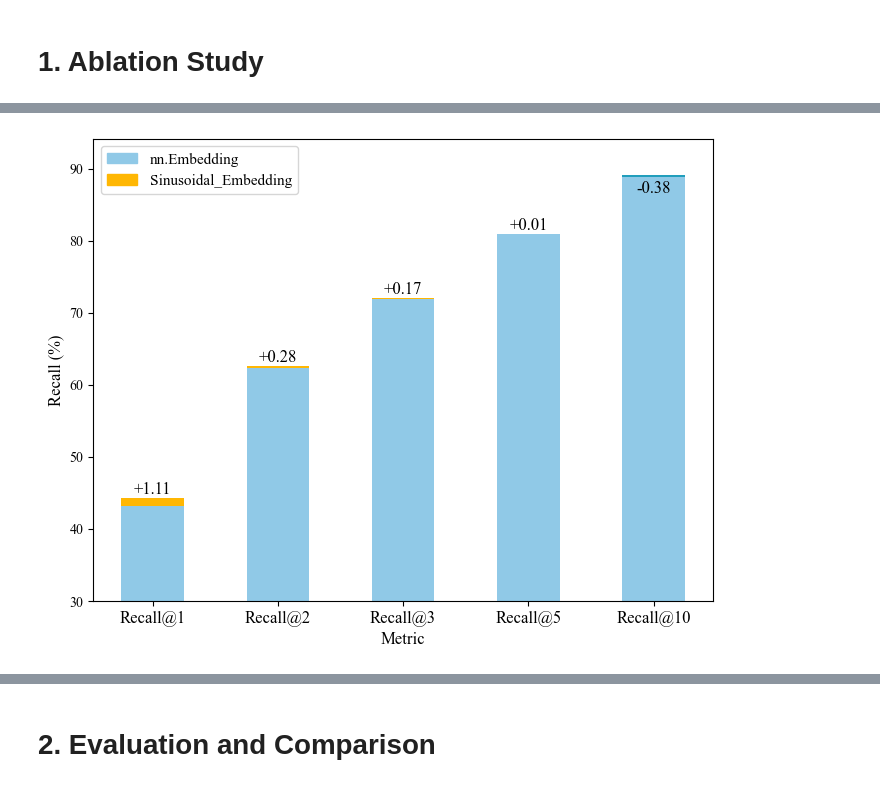
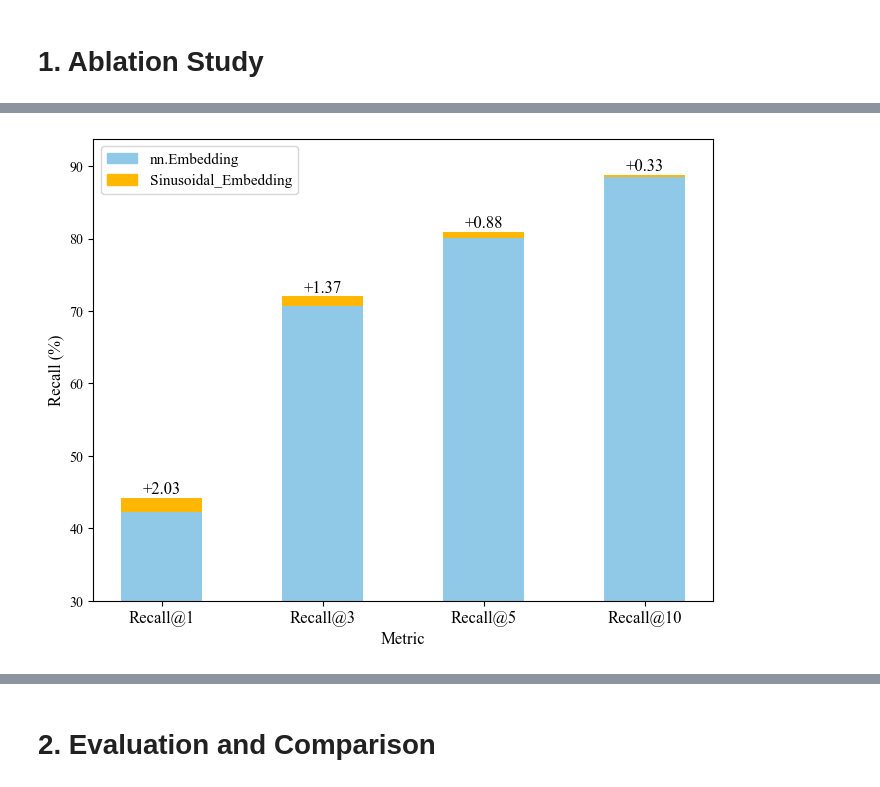
Before and after one commit to crxcsu/CSU-EI, a Jupyter notebook: analyzer/Interacting_with_CSUEI.ipynb, the cells around one changed output, grey strips where cells are left out. Cells and saved outputs as stored; diff of their text form; code cells hidden in the pictures.

```diff
--- a/analyzer/Interacting_with_CSUEI.ipynb
+++ b/analyzer/Interacting_with_CSUEI.ipynb
@@ -166,38 +61,0 @@ plt.show()
-# %%
-# 1. Fetch & Prepare Data
-# vals shape: (2 models, n metrics)
-vals = np.array([get_topk_acc(p, k_list, mode='dev')[0] for p in ablation_study_paths[2:4]])
-base_model_acc = vals[0]
-comp_model_acc = vals[1]
-gains = comp_model_acc - base_model_acc
-
-# 2. Plotting
-plt.figure(figsize=(8, 6))
-
-# Plot Baseline Bars (The reference model)
-plt.bar(k_list, base_model_acc, width=0.5, label=labels[2], color='#90c9e7')
-
-# Plot Difference Stack
-# Logic:
-# - Positive gain: Start at base, go up (Color: Dark Blue)
-# - Negative gain (Drop): Start at base, go down (Color: Orange)
-colors = [ '#ffb703'if g >= 0 else '#219ebc' for g in gains]
-plt.bar(k_list, gains, width=0.5, bottom=base_model_acc, color=colors)
-
-# 3. Styling & Annotations
-# Add a dummy handle for the second model label (simplifies legend)
-from matplotlib.patches import Patch
-legend_handles = [Patch(color='#90c9e7', label=labels[2]),
-                  Patch(color='#ffb703', label=labels[3])]
-
-for i, g in enumerate(gains):
-    va = 'bottom' if g >= 0 else 'top'
-    y_pos = base_model_acc[i] + g if g >= 0 else base_model_acc[i] + g - 0.5
-    plt.text(i, y_pos, f'{g:+.2f}', ha='center', va=va, fontsize=12, fontname='Times New Roman')
-
-plt.ylabel('Recall (%)', fontname='Times New Roman', fontsize=12)
-plt.ylim(30, np.max(vals) + 5)
-plt.legend(handles=legend_handles, prop={'family': 'Times New Roman', 'size': 11}, loc='upper left')
-plt.xlabel('Metric', fontname='Times New Roman', fontsize=12)
-plt.xticks(range(len(k_list)), [f'Recall@{k}' for k in k_list], fontname='Times New Roman', fontsize=12)
-plt.show()
@@ -240,6 +189,6 @@ plt.show()
 # %%
 # Simplified Performance Comparison
-k_list = ['1', '2', '3', '5', '10']
+k_list = ['1', '3', '5', '10']
 
 # 1. Fetch & Prepare Data
 # vals shape: (2 models, n metrics)
@@ -252,31 +201,31 @@ gains = comp_model_acc - base_model_acc
 plt.figure(figsize=(8, 6))
 
 # Plot Baseline Bars (The reference model)
 plt.bar(k_list, base_model_acc, width=0.5, label=labels[0], color='#90c9e7')
 
 # Plot Difference Stack
 # Logic:
 # - Positive gain: Start at base, go up (Color: Dark Blue)
 # - Negative gain (Drop): Start at base, go down (Color: Orange)
 colors = [ '#ffb703'if g >= 0 else '#219ebc' for g in gains]
 plt.bar(k_list, gains, width=0.5, bottom=base_model_acc, color=colors)
 
 # 3. Styling & Annotations
 # Add a dummy handle for the second model label (simplifies legend)
 from matplotlib.patches import Patch
 legend_handles = [Patch(color='#90c9e7', label=labels[0]),
                   Patch(color='#ffb703', label=labels[1])]
 
 for i, g in enumerate(gains):
     va = 'bottom' if g >= 0 else 'top'
     y_pos = base_model_acc[i] + g if g >= 0 else base_model_acc[i] + g - 0.5
     plt.text(i, y_pos, f'{g:+.2f}', ha='center', va=va, fontsize=12, fontname='Times New Roman')
 
 plt.ylabel('Recall (%)', fontname='Times New Roman', fontsize=12)
 plt.ylim(30, np.max(vals) + 5)
 plt.legend(handles=legend_handles, prop={'family': 'Times New Roman', 'size': 11}, loc='upper left')
 plt.xlabel('Metric', fontname='Times New Roman', fontsize=12)
 plt.xticks(range(len(k_list)), [f'Recall@{k}' for k in k_list], fontname='Times New Roman', fontsize=12)
 plt.show()
 # %% [output]
-[figure, old version]
+[figure, new version]
```
Also changed, not shown: parts of 18 cells of this notebook, 2 other files.
